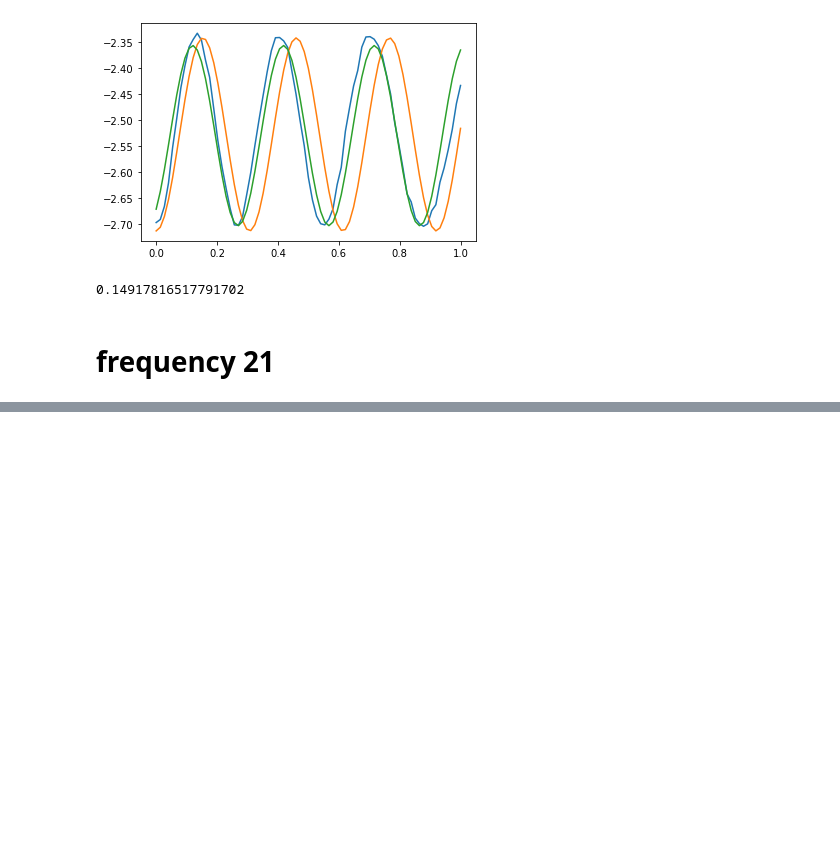
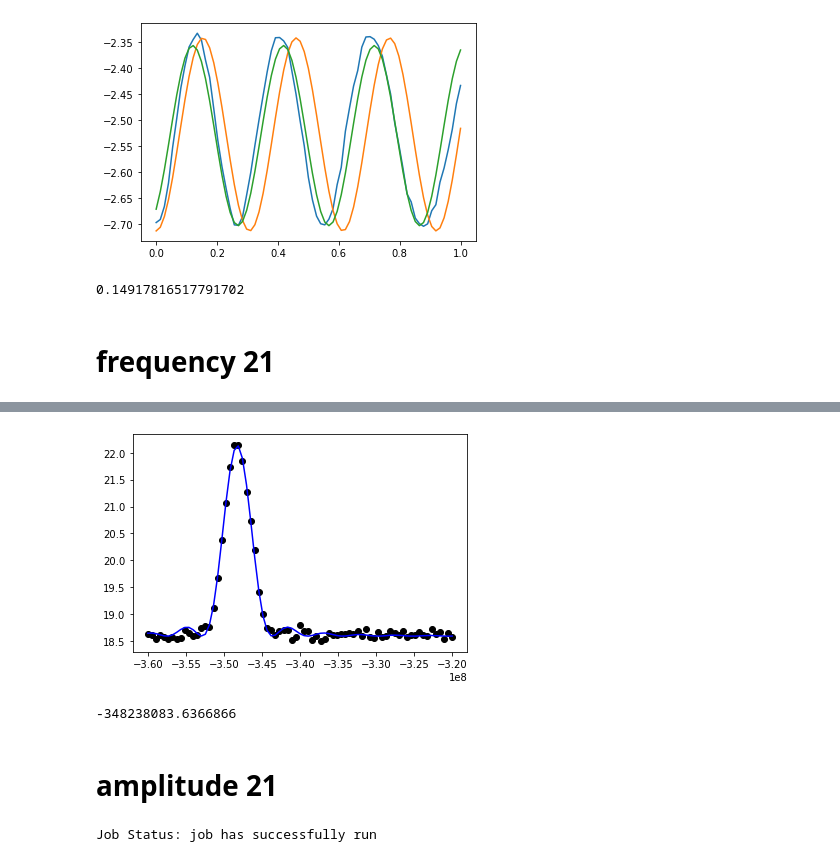
Before and after one commit to CDL-Quantum/Hackathon2021, a Jupyter notebook: CosmiQ/class_gates.ipynb, the cells around one changed output, grey strips where cells are left out. Cells and saved outputs as stored; diff of their text form; code cells hidden in the pictures; blank space fills up the shorter version.

Commit message:
Gate Calibration class state 2 implemented

```diff
--- a/CosmiQ/class_gates.ipynb
+++ b/CosmiQ/class_gates.ipynb
@@ -189,8 +229,10 @@ cal = Calibration()
 # %%
 df01 = cal.df01_calib
 a01 = cal.a01_calib
+df12 = cal.df12_calib
 print(df01)
 print(a01)
+print(df12)
 # %% [output]
 35475.89130739317
 0.14917816517791702
@@ -197,8 +240,10 @@ print(a01)
 # %%
 cal.df01_calib = df01
 cal.a01_calib = a01
+cal.df12_calib = df12
 print(df01)
 print(a01)
+print(df12)
 # %% [output]
 35475.89130739317
 0.14917816517791702
@@ -256,0 +306,10 @@ plt.plot(np.real(result_data), np.imag(result_data))
+# %%
+cal.fit_results_f12(result_data,frequencies)
+# %% [output]
+[figure, added]
+# %%
+cal.df12_calib
+# %% [output]
+-348238083.6366866
+# %% [markdown]
+# amplitude 21
@@ -256,0 +318,4 @@ plt.plot(np.real(result_data), np.imag(result_data))
+# %%
+result_data = cal.run_schedule(schedules)
+# %% [output]
+Job Status: job has successfully run
```
Also changed, not shown: parts of 9 cells of this notebook.
